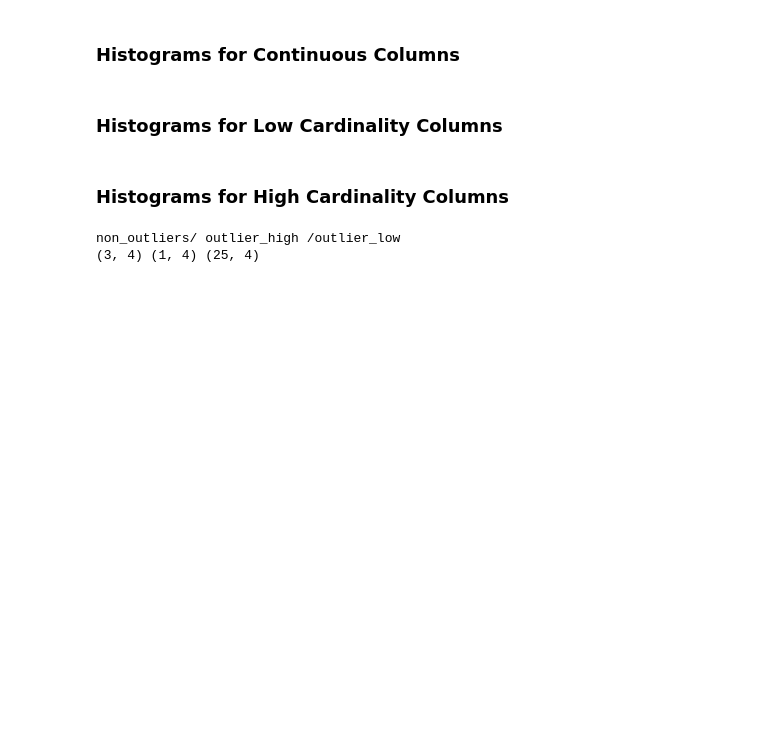
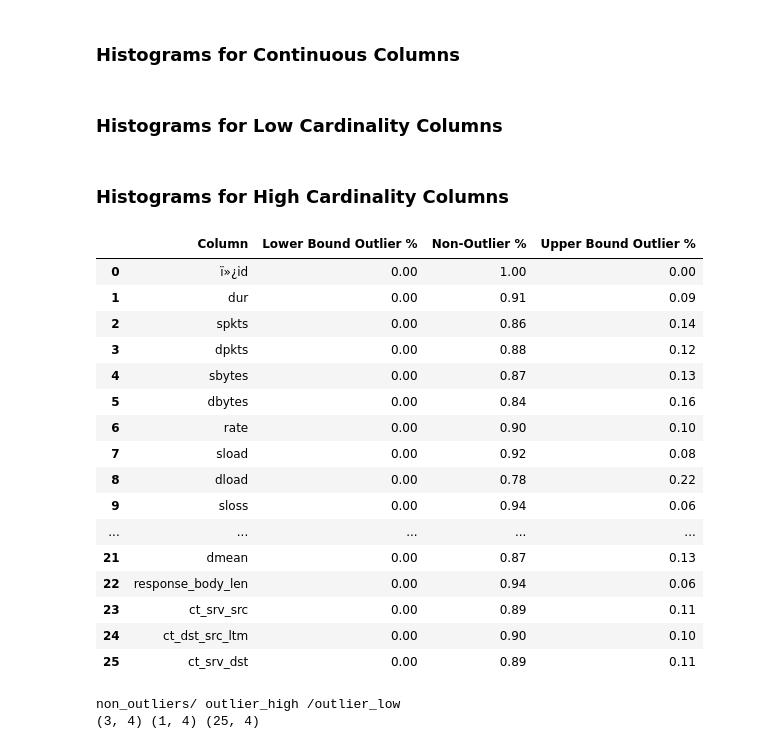
Before and after one commit to Saltizm/Data-mining-group-project, a Jupyter notebook: code.ipynb, the cells around one changed output. Drawn from its saved outputs; the diff is of its cells as text; code cells hidden in the pictures; blank space fills up the shorter version.

```diff
--- a/code.ipynb
+++ b/code.ipynb
@@ -303,6 +309,26 @@ outlier_df_high = outlier_df[outlier_df['Upper Bound Outlier %'] > '0.20']
 outlier_df_low = outlier_df[outlier_df['Upper Bound Outlier %'] < '0.20']
 non_outlier_df = outlier_df[outlier_df['Upper Bound Outlier %'] == '0.00']
 # outlier_df
+# %%
+outlier_df
+# %% [output]
+|  | Column | Lower Bound Outlier % | Non-Outlier % | Upper Bound Outlier % |
+| 0 | ï»¿id | 0.00 | 1.00 | 0.00 |
+| 1 | dur | 0.00 | 0.91 | 0.09 |
+| 2 | spkts | 0.00 | 0.86 | 0.14 |
+| 3 | dpkts | 0.00 | 0.88 | 0.12 |
+| 4 | sbytes | 0.00 | 0.87 | 0.13 |
+| 5 | dbytes | 0.00 | 0.84 | 0.16 |
+| 6 | rate | 0.00 | 0.90 | 0.10 |
+| 7 | sload | 0.00 | 0.92 | 0.08 |
+| 8 | dload | 0.00 | 0.78 | 0.22 |
+| 9 | sloss | 0.00 | 0.94 | 0.06 |
+| ... | ... | ... | ... | ... |
+| 21 | dmean | 0.00 | 0.87 | 0.13 |
+| 22 | response_body_len | 0.00 | 0.94 | 0.06 |
+| 23 | ct_srv_src | 0.00 | 0.89 | 0.11 |
+| 24 | ct_dst_src_ltm | 0.00 | 0.90 | 0.10 |
+| 25 | ct_srv_dst | 0.00 | 0.89 | 0.11 |
 # %%
 print('non_outliers/ outlier_high /outlier_low')
 print(non_outlier_df.shape, outlier_df_high.shape, outlier_df_low.shape)
```
Also changed, not shown: parts of 10 cells of this notebook.
